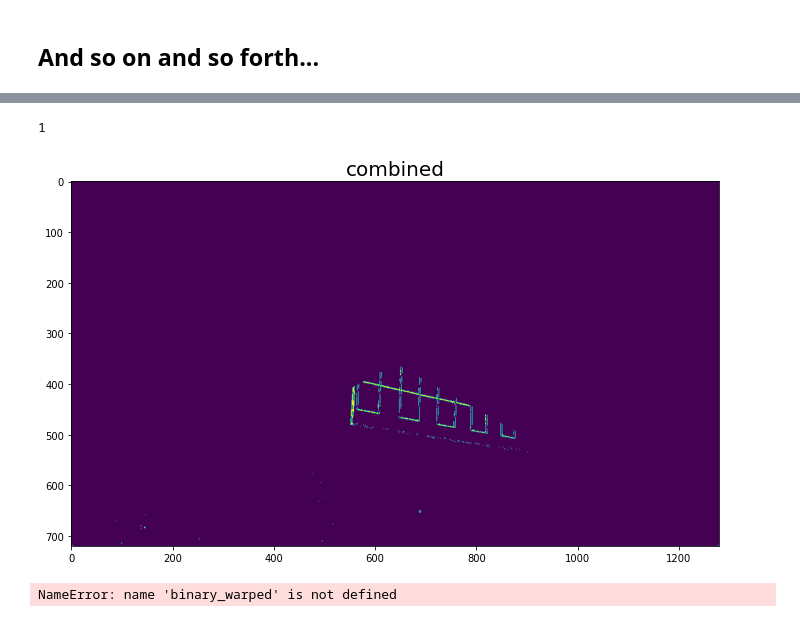
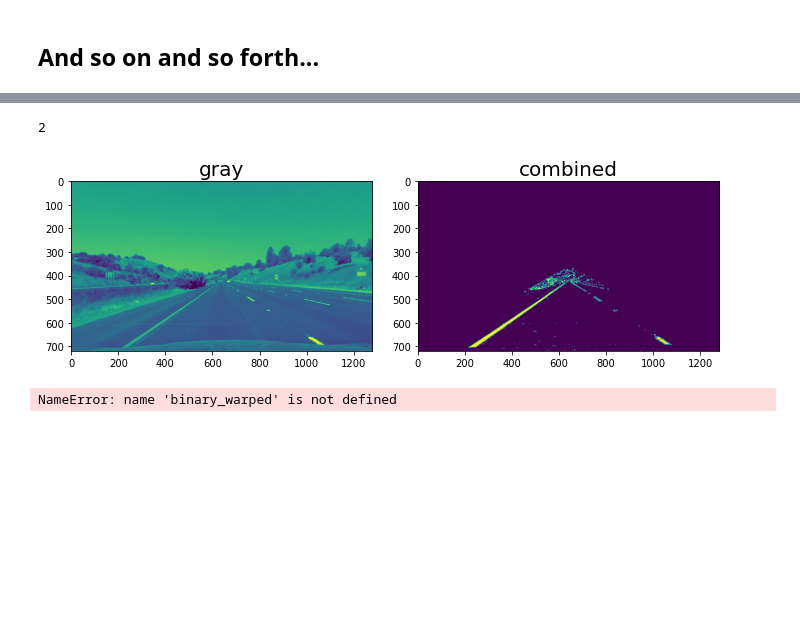
Before and after one commit to yongzou/CarND-Advanced-Lane-Lines, a Jupyter notebook: examples/homework.ipynb, the cells around one changed output, grey strips where cells are left out. Cells and saved outputs as stored; diff of their text form; code cells hidden in the pictures; blank space fills up the shorter version.

```diff
--- a/examples/homework.ipynb
+++ b/examples/homework.ipynb
@@ -57,11 +57,10 @@ cv2.destroyAllWindows()
 # %%
 # Compute the camera calibration matrix and distortion coefficients given a set of chessboard images.
 # Apply a distortion correction to raw images.
-def undistort(image):
+def undistort(img):
     global objpoints
     global imgpoints
     # Use cv2.calibrateCamera() and cv2.undistort()
-    img = cv2.imread(image)
     img_size = (img.shape[1], img.shape[0])
     ret, mtx, dist, rvecs, tvecs = cv2.calibrateCamera(objpoints, imgpoints, img_size, None, None)
     undist = cv2.undistort(img, mtx, dist, None, mtx)
@@ -94,7 +93,8 @@ def display_images(iname_1, im1, iname_2, im2):
     ax2.set_title(iname_2, fontsize=20)
     plt.subplots_adjust(left=0., right=1, top=0.9, bottom=0.)
 
-for img in glob.glob('../test_images/test*.jpg'):
+for image in glob.glob('../test_images/test*.jpg'):
+    img = cv2.imread(image)
     undist, bird_img, _ = bird_eye(img)
     display_images("undist", undist, "bird", bird_img)
 # %% [output]
@@ -113,9 +113,9 @@ def abs_sobel_thresh(img, orient='x', sobel_kernel=3, thresh =(0, 255)):
     # Apply x or y gradient with the OpenCV Sobel() function
     # and take the absolute value
     if orient == 'x':
-        abs_sobel = np.absolute(cv2.Sobel(gray, cv2.CV_64F, 1, 0, ksize=sobel_kernel))
+        abs_sobel = np.absolute(cv2.Sobel(img, cv2.CV_64F, 1, 0, ksize=sobel_kernel))
     if orient == 'y':
-        abs_sobel = np.absolute(cv2.Sobel(gray, cv2.CV_64F, 0, 1, ksize=sobel_kernel))
+        abs_sobel = np.absolute(cv2.Sobel(img, cv2.CV_64F, 0, 1, ksize=sobel_kernel))
     # Rescale back to 8 bit integer
     scaled_sobel = np.uint8(255*abs_sobel/np.max(abs_sobel))
     # Create a copy and apply the threshold
@@ -132,8 +132,8 @@ def mag_thresh(img, sobel_kernel=3, mag_thresh=(0, 255)):
     # Convert to grayscale
 #     gray = cv2.cvtColor(img, cv2.COLOR_RGB2GRAY)
     # Take both Sobel x and y gradients
-    sobelx = cv2.Sobel(gray, cv2.CV_64F, 1, 0, ksize=sobel_kernel)
-    sobely = cv2.Sobel(gray, cv2.CV_64F, 0, 1, ksize=sobel_kernel)
+    sobelx = cv2.Sobel(img, cv2.CV_64F, 1, 0, ksize=sobel_kernel)
+    sobely = cv2.Sobel(img, cv2.CV_64F, 0, 1, ksize=sobel_kernel)
     # Calculate the gradient magnitude
     gradmag = np.sqrt(sobelx**2 + sobely**2)
     # Rescale to 8 bit
@@ -151,8 +151,8 @@ def dir_threshold(img, sobel_kernel=3, thresh=(0, np.pi/2)):
     # Grayscale
 #     gray = cv2.cvtColor(img, cv2.COLOR_RGB2GRAY)
     # Calculate the x and y gradients
-    sobelx = cv2.Sobel(gray, cv2.CV_64F, 1, 0, ksize=sobel_kernel)
-    sobely = cv2.Sobel(gray, cv2.CV_64F, 0, 1, ksize=sobel_kernel)
+    sobelx = cv2.Sobel(img, cv2.CV_64F, 1, 0, ksize=sobel_kernel)
+    sobely = cv2.Sobel(img, cv2.CV_64F, 0, 1, ksize=sobel_kernel)
     # Take the absolute value of the gradient direction,
     # apply a threshold, and create a binary image result
     absgraddir = np.arctan2(np.absolute(sobely), np.absolute(sobelx))
@@ -163,28 +163,28 @@ def dir_threshold(img, sobel_kernel=3, thresh=(0, np.pi/2)):
     return binary_output
 
 # Edit this function to create your own pipeline.
-def hls_threshold(img, s_thresh=(170, 255), sx_thresh=(20, 100)):
-    img = np.copy(img)
+def hls_threshold(img, s_thresh=(170, 255)):
+#     img = np.copy(img)
 
     # Convert to HLS color space and separate the V channel
     hls = cv2.cvtColor(img, cv2.COLOR_RGB2HLS)
     l_channel = hls[:,:,1]
     s_channel = hls[:,:,2]
     # Sobel x
-    sobelx = cv2.Sobel(l_channel, cv2.CV_64F, 1, 0) # Take the derivative in x
-    abs_sobelx = np.absolute(sobelx) # Absolute x derivative to accentuate lines away from horizontal
-    scaled_sobel = np.uint8(255*abs_sobelx/np.max(abs_sobelx))
+#     sobelx = cv2.Sobel(l_channel, cv2.CV_64F, 1, 0) # Take the derivative in x
+#     abs_sobelx = np.absolute(sobelx) # Absolute x derivative to accentuate lines away from horizontal
+#     scaled_sobel = np.uint8(255*abs_sobelx/np.max(abs_sobelx))
 
     # Threshold x gradient
-    sxbinary = np.zeros_like(scaled_sobel)
-    sxbinary[(scaled_sobel >= sx_thresh[0]) & (scaled_sobel <= sx_thresh[1])] = 1
+#     sxbinary = np.zeros_like(scaled_sobel)
+#     sxbinary[(scaled_sobel >= sx_thresh[0]) & (scaled_sobel <= sx_thresh[1])] = 1
 
     # Threshold color channel
     s_binary = np.zeros_like(s_channel)
     s_binary[(s_channel >= s_thresh[0]) & (s_channel <= s_thresh[1])] = 1
     # Stack each channel
-    color_binary = np.dstack(( np.zeros_like(sxbinary), sxbinary, s_binary)) * 255
-    return color_binary
+#     color_binary = np.dstack(( np.zeros_like(sxbinary), sxbinary, s_binary)) * 255
+    return s_binary
 
 # Use color transforms, gradients, etc., to create a thresholded binary image.
 def threshold_image(image, s_thresh=(170, 255), sx_thresh=(20, 100)):
@@ -194,55 +194,56 @@ def threshold_image(image, s_thresh=(170, 255), sx_thresh=(20, 100)):
     # Choose a Sobel kernel size
     ksize = 3 # Choose a larger odd number to smooth gradient measurements
     # Apply each of the thresholding functions
-    gradx = abs_sobel_thresh(gray, orient='x', sobel_kernel=ksize, thresh=(20, 200))
-    cv2.imshow("gradx", gradx)
-#     grady = abs_sobel_thresh(image, orient='y', sobel_kernel=ksize, thresh=(20, 100))
+    gradx = abs_sobel_thresh(gray, orient='x', sobel_kernel=ksize, thresh=(20, 80))
+#     cv2.imshow("gradx", gradx)
+#     grady = abs_sobel_thresh(gray, orient='y', sobel_kernel=ksize, thresh=(20, 60))
     mag_binary = mag_thresh(gray, sobel_kernel=ksize, mag_thresh=(20, 100))
     dir_binary = dir_threshold(gray, sobel_kernel=ksize, thresh=(0.7, 1.3))
 
 
-    hls_binary = hls_threshold(img, s_thresh=(170, 255), sx_thresh=(20, 100))
+    hls_binary = hls_threshold(img, s_thresh=(170, 255))
 
     combined = np.zeros_like(dir_binary)
 #     combined[((gradx == 1) & (grady == 1)) | ((mag_binary == 1) & (dir_binary == 1))] = 1
-    combined[((gradx == 1)) | ((mag_binary == 1) & (dir_binary == 1))] = 1
+    combined[((gradx == 1)) | ( (hls_binary == 1))] = 1
 
     mask = np.zeros_like(combined)
     region_of_interest_vertices = np.array([[0,height-1], [width/2, int(0.5*height)], [width-1, height-1]], dtype=np.int32)
     cv2.fillPoly(mask, [region_of_interest_vertices], 1)
     combined = cv2.bitwise_and(combined, mask)
     return {
+        "gray": gray,
 #         "gradx": gradx,
 #         "grady": grady,
 #         "mag_binary": mag_binary,
 #         "dir_binary": dir_binary,
 #         "hls_binary": hls_binary,
         "combined": combined,
     }
 
 def display_images(img_info):
     f, axs = plt.subplots(1, len(img_info), figsize=(9,6))
     print(len(img_info))
     f.tight_layout()
     i = 0
     for name, value in img_info.items():
-#         axs[i].imshow(cv2.cvtColor(value, cv2.COLOR_BGR2RGB))
         if len(img_info) == 1:
             axs.imshow(value)
             axs.set_title(name, fontsize=20)
         else:
             axs[i].imshow(value)
             axs[i].set_title(name, fontsize=20)
         plt.subplots_adjust(left=0., right=1, top=0.9, bottom=0.)
         i = i + 1
 
 image = '../test_images/straight_lines1.jpg'
-# img = cv2.imread(image)
-img_info = threshold_image(image)
+img = cv2.imread(image)
+cv2.imshow("origin", img)
+img_info = threshold_image(img)
 display_images(img_info)
 # %% [output]
-1
+2
-[figure, old version]
+[figure, new version]
 # %%
 # Detect lane pixels and fit to find the lane boundary.
 def hist(img):
```
Also changed, not shown: parts of 1 cell of this notebook.
